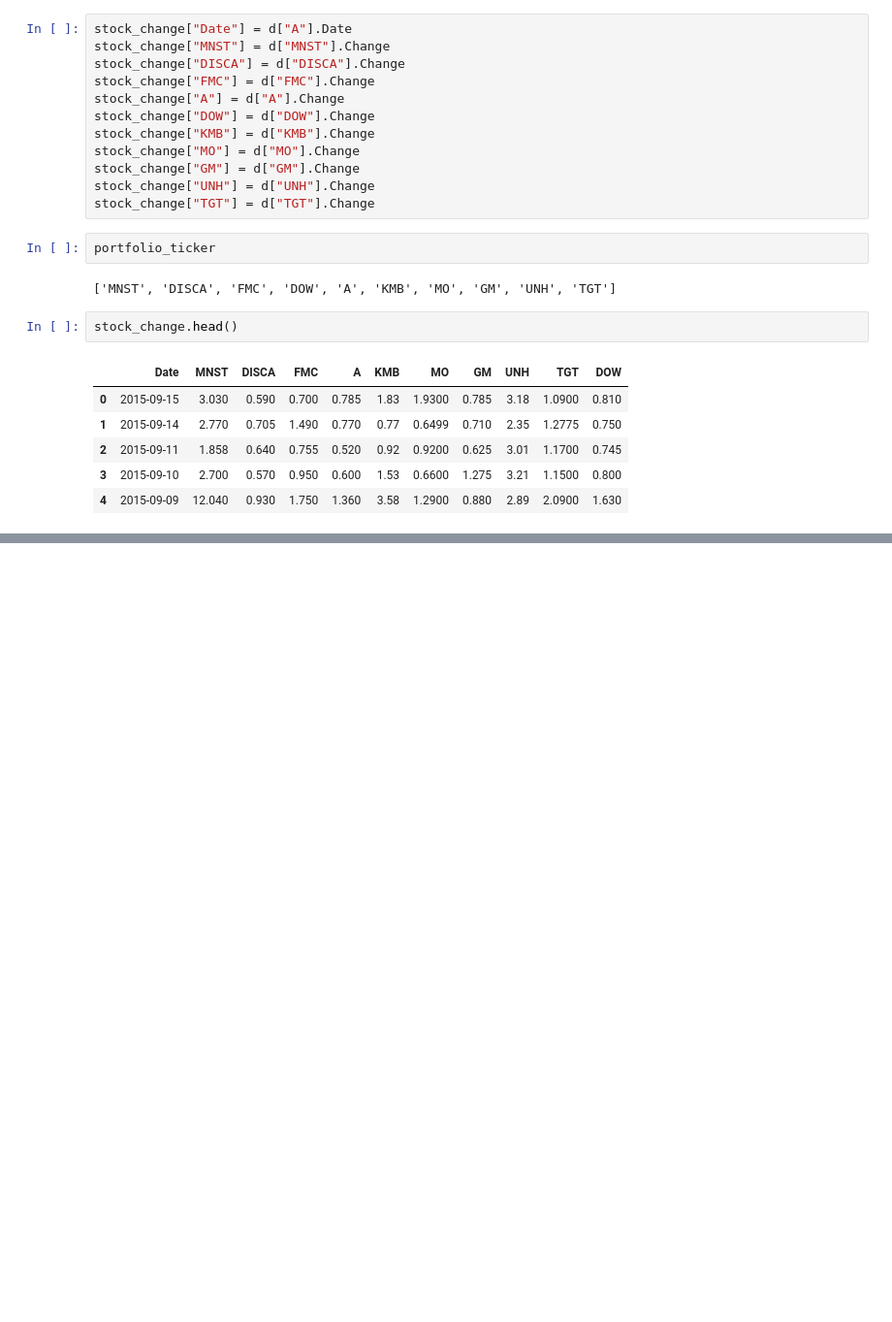
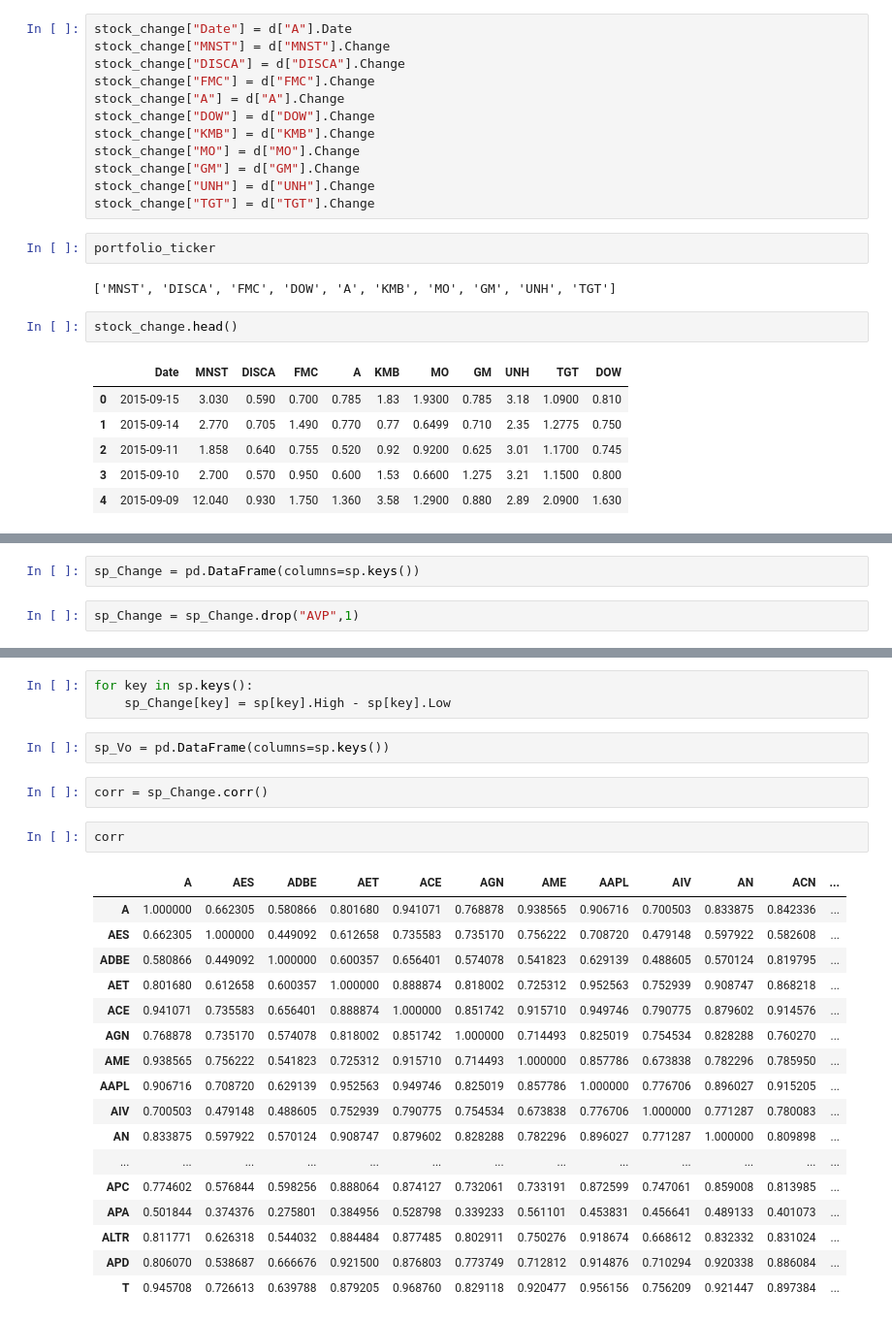
Before and after one commit to vibhorag/Data-Incubator-Ipython-Notebook, a Jupyter notebook: Week-2-Notebook.ipynb, the cells around one changed output, grey strips where cells are left out. Shown at 97% size. Saved outputs shown, nothing was run; the diff lists cells and outputs as text; blank space fills up the shorter version.

```diff
--- a/Week-2-Notebook.ipynb
+++ b/Week-2-Notebook.ipynb
@@ -169,0 +375,4 @@ stock_change.head()
+# %%
+sp_Change = pd.DataFrame(columns=sp.keys())
+# %%
+sp_Change = sp_Change.drop("AVP",1)
@@ -169,0 +388,27 @@ stock_change.head()
+# %%
+for key in sp.keys():
+    sp_Change[key] = sp[key].High - sp[key].Low
+# %%
+sp_Vo = pd.DataFrame(columns=sp.keys())
+# %%
+corr = sp_Change.corr()
+# %%
+corr
+# %% [output]
+|  | A | AES | ADBE | AET | ACE | AGN | AME | AAPL | AIV | AN | ACN | ... |
+| A | 1.000000 | 0.662305 | 0.580866 | 0.801680 | 0.941071 | 0.768878 | 0.938565 | 0.906716 | 0.700503 | 0.833875 | 0.842336 | ... |
+| AES | 0.662305 | 1.000000 | 0.449092 | 0.612658 | 0.735583 | 0.735170 | 0.756222 | 0.708720 | 0.479148 | 0.597922 | 0.582608 | ... |
+| ADBE | 0.580866 | 0.449092 | 1.000000 | 0.600357 | 0.656401 | 0.574078 | 0.541823 | 0.629139 | 0.488605 | 0.570124 | 0.819795 | ... |
+| AET | 0.801680 | 0.612658 | 0.600357 | 1.000000 | 0.888874 | 0.818002 | 0.725312 | 0.952563 | 0.752939 | 0.908747 | 0.868218 | ... |
+| ACE | 0.941071 | 0.735583 | 0.656401 | 0.888874 | 1.000000 | 0.851742 | 0.915710 | 0.949746 | 0.790775 | 0.879602 | 0.914576 | ... |
+| AGN | 0.768878 | 0.735170 | 0.574078 | 0.818002 | 0.851742 | 1.000000 | 0.714493 | 0.825019 | 0.754534 | 0.828288 | 0.760270 | ... |
+| AME | 0.938565 | 0.756222 | 0.541823 | 0.725312 | 0.915710 | 0.714493 | 1.000000 | 0.857786 | 0.673838 | 0.782296 | 0.785950 | ... |
+| AAPL | 0.906716 | 0.708720 | 0.629139 | 0.952563 | 0.949746 | 0.825019 | 0.857786 | 1.000000 | 0.776706 | 0.896027 | 0.915205 | ... |
+| AIV | 0.700503 | 0.479148 | 0.488605 | 0.752939 | 0.790775 | 0.754534 | 0.673838 | 0.776706 | 1.000000 | 0.771287 | 0.780083 | ... |
+| AN | 0.833875 | 0.597922 | 0.570124 | 0.908747 | 0.879602 | 0.828288 | 0.782296 | 0.896027 | 0.771287 | 1.000000 | 0.809898 | ... |
+| ... | ... | ... | ... | ... | ... | ... | ... | ... | ... | ... | ... | ... |
+| APC | 0.774602 | 0.576844 | 0.598256 | 0.888064 | 0.874127 | 0.732061 | 0.733191 | 0.872599 | 0.747061 | 0.859008 | 0.813985 | ... |
+| APA | 0.501844 | 0.374376 | 0.275801 | 0.384956 | 0.528798 | 0.339233 | 0.561101 | 0.453831 | 0.456641 | 0.489133 | 0.401073 | ... |
+| ALTR | 0.811771 | 0.626318 | 0.544032 | 0.884484 | 0.877485 | 0.802911 | 0.750276 | 0.918674 | 0.668612 | 0.832332 | 0.831024 | ... |
+| APD | 0.806070 | 0.538687 | 0.666676 | 0.921500 | 0.876803 | 0.773749 | 0.712812 | 0.914876 | 0.710294 | 0.920338 | 0.886084 | ... |
+| T | 0.945708 | 0.726613 | 0.639788 | 0.879205 | 0.968760 | 0.829118 | 0.920477 | 0.956156 | 0.756209 | 0.921447 | 0.897384 | ... |
```
Also changed, not shown: parts of 47 cells of this notebook, 4 other files.
